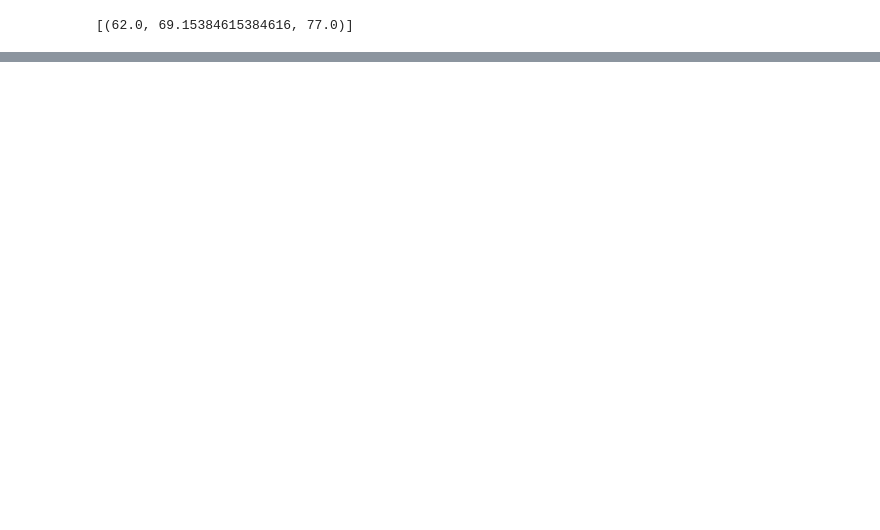
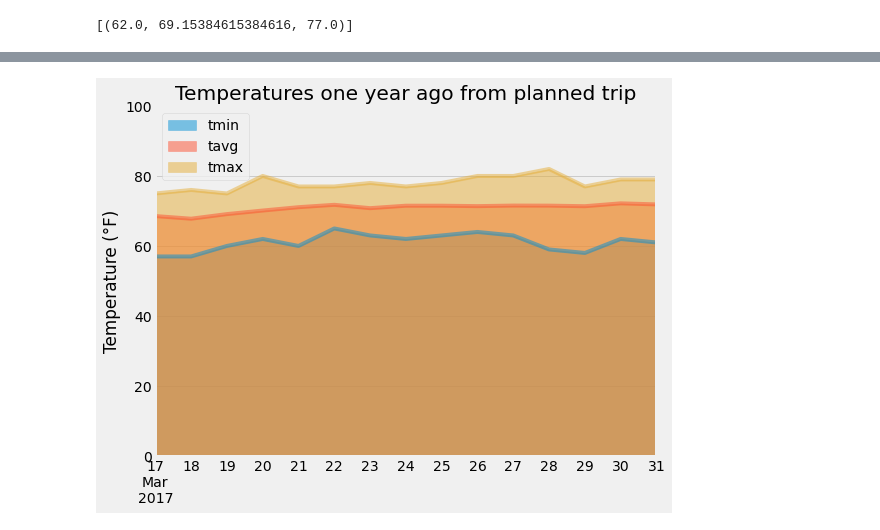
Before and after one commit to palolo02/sqlalchemy-challenge, a Jupyter notebook: Analysis.ipynb, the cells around one changed output, grey strips where cells are left out. Drawn from its saved outputs; the diff is of its cells as text; code cells hidden in the pictures; blank space fills up the shorter version.

Commit message:
Update in dates notebook and app

```diff
--- a/Analysis.ipynb
+++ b/Analysis.ipynb
@@ -326,11 +355,24 @@ daily_normals("01-01")
 # %%
 # calculate the daily normals for your trip
 # push each tuple of calculations into a list called `normals`
+normals = []
 
+# Day range for trip's vacation
 # Set the start and end date of the trip
-
+base = dt.datetime.strptime(start_date_trip,"%Y-%m-%d")
 # Use the start and end date to create a range of dates
-
-# Stip off the year and save a list of %m-%d strings
+date_list = [base + dt.timedelta(days=x) for x in range(15)]
 
 # Loop through the list of %m-%d strings and calculate the normals for each date
+for day in date_list:
+    # Calculate daily normals for our trip´s dates
+    # Stip off the year and save a list of %m-%d strings
+    normals.append(daily_normals(func.strftime("%m-%d",day))[0])
+
+# Validate daily normals
+#display(normals)
+# Load the previous query results into a Pandas DataFrame and add the `trip_dates` range as the `date` index
+normals_df = pd.DataFrame(normals, columns=["tmin","tavg","tmax"])
+normals_df["day"] = date_list
+normals_df.set_index("day",inplace=True)
+display(normals_df)
@@ -339,2 +397,9 @@ daily_normals("01-01")
 # %%
 # Plot the daily normals as an area plot with `stacked=False`
+normals_df.plot(kind="area", stacked=False, title='Temperatures one year ago from planned trip', figsize=(8,6))
+plt.xlabel('')
+plt.ylabel('Temperature (°F)')
+plt.ylim(0,100)
+plt.show()
+# %% [output]
+[figure, added]
```
Also changed, not shown: parts of 6 cells of this notebook, 1 other file.
